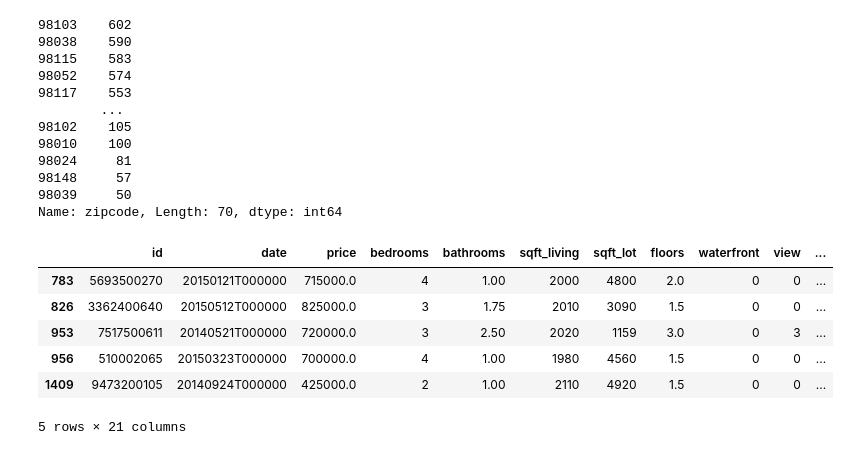
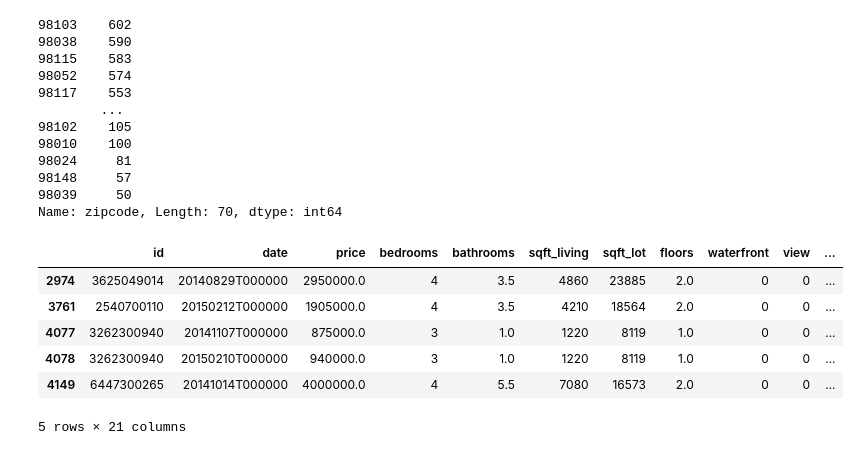
Before and after one commit to johnson-tay09/linear-regression, a Jupyter notebook: regression.ipynb, the cells around one changed output. Drawn from its saved outputs; the diff is of its cells as text; code cells hidden in the pictures.

```diff
--- a/regression.ipynb
+++ b/regression.ipynb
@@ -22,14 +25,15 @@ print(df_houses["zipcode"].value_counts())
 Name: zipcode, Length: 70, dtype: int64
 # %%
 # df_houses = df_houses.sort_values(["sqft_living"])
-df_houses = df_houses[(df_houses['zipcode'] == 98103) ]
-df_houses = df_houses[(df_houses['sqft_living'] >= 1800) & (df_houses['sqft_living'] <= 2200)]
+#limit house results to one zip code so the data is coming from the same neighborhood
+df_houses = df_houses[(df_houses['zipcode'] == 98039) ]
+# df_houses = df_houses[(df_houses['sqft_living'] >= 1000) & (df_houses['sqft_living'] <= 10000)]
 df_houses.head()
 # %% [output]
 |  | id | date | price | bedrooms | bathrooms | sqft_living | sqft_lot | floors | waterfront | view | ... |
-| 783 | 5693500270 | 20150121T000000 | 715000.0 | 4 | 1.00 | 2000 | 4800 | 2.0 | 0 | 0 | ... |
-| 826 | 3362400640 | 20150512T000000 | 825000.0 | 3 | 1.75 | 2010 | 3090 | 1.5 | 0 | 0 | ... |
-| 953 | 7517500611 | 20140521T000000 | 720000.0 | 3 | 2.50 | 2020 | 1159 | 3.0 | 0 | 3 | ... |
-| 956 | 510002065 | 20150323T000000 | 700000.0 | 4 | 1.00 | 1980 | 4560 | 1.5 | 0 | 0 | ... |
-| 1409 | 9473200105 | 20140924T000000 | 425000.0 | 2 | 1.00 | 2110 | 4920 | 1.5 | 0 | 0 | ... |
+| 2974 | 3625049014 | 20140829T000000 | 2950000.0 | 4 | 3.5 | 4860 | 23885 | 2.0 | 0 | 0 | ... |
+| 3761 | 2540700110 | 20150212T000000 | 1905000.0 | 4 | 3.5 | 4210 | 18564 | 2.0 | 0 | 0 | ... |
+| 4077 | 3262300940 | 20141107T000000 | 875000.0 | 3 | 1.0 | 1220 | 8119 | 1.0 | 0 | 0 | ... |
+| 4078 | 3262300940 | 20150210T000000 | 940000.0 | 3 | 1.0 | 1220 | 8119 | 1.0 | 0 | 0 | ... |
+| 4149 | 6447300265 | 20141014T000000 | 4000000.0 | 4 | 5.5 | 7080 | 16573 | 2.0 | 0 | 0 | ... |
 5 rows × 21 columns
```
Also changed, not shown: parts of 9 cells of this notebook.
